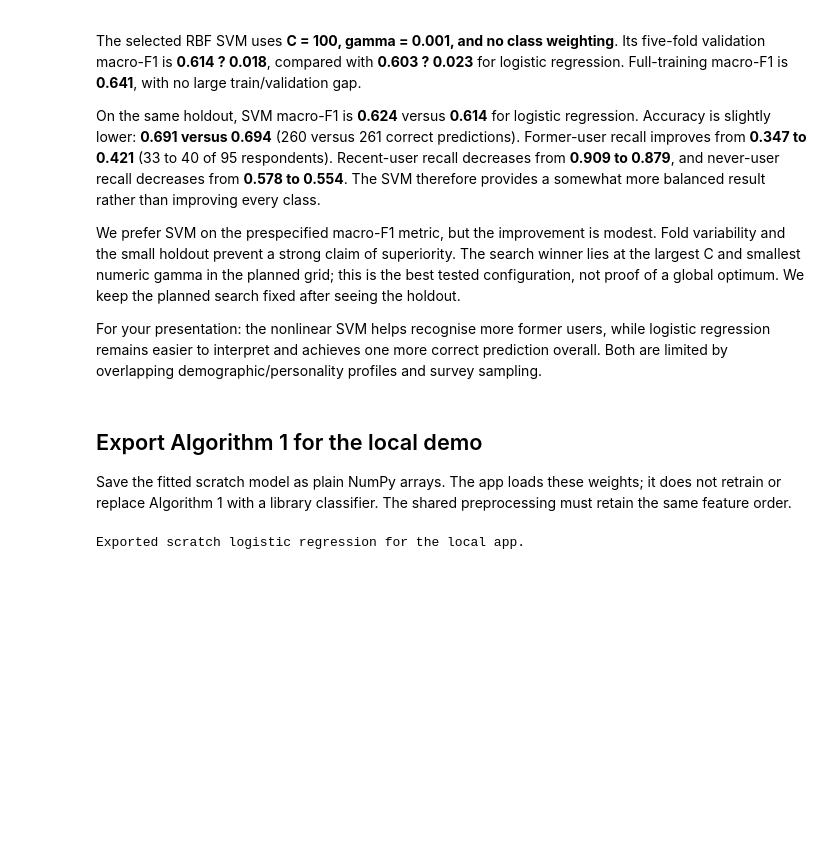
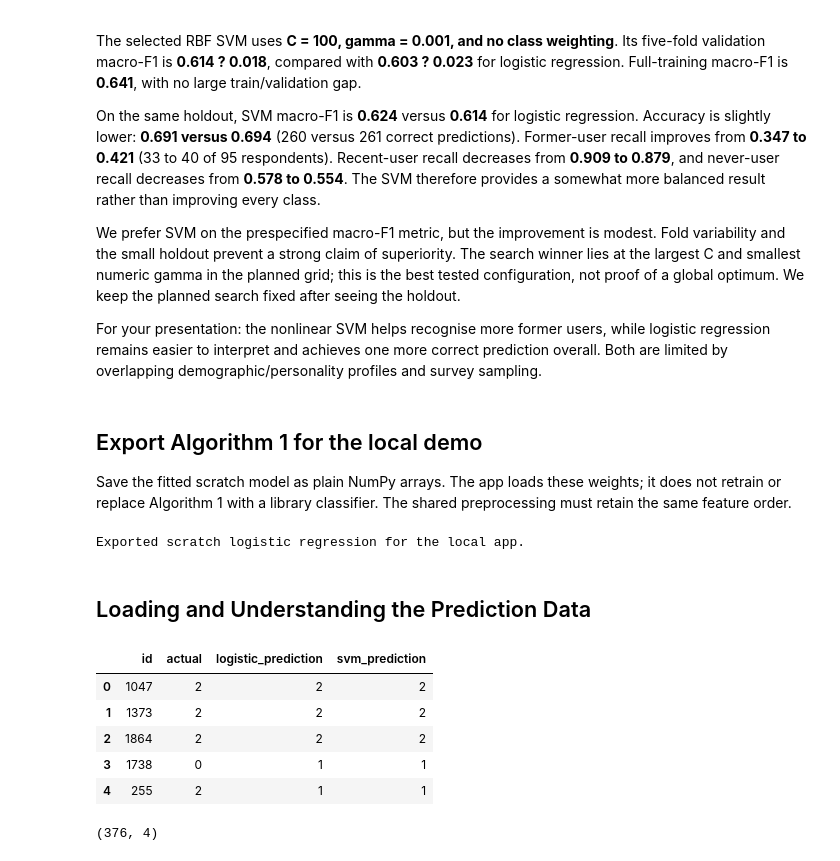
Before and after one commit to bestabhinav97/ml-final-project, a Jupyter notebook: notebooks/ML_project.ipynb, the cells around one changed output. Cells and saved outputs as stored; diff of their text form; code cells hidden in the pictures; blank space fills up the shorter version.

Commit message:
feat: integrate evaluation analysis into main notebook

```diff
--- a/notebooks/ML_project.ipynb
+++ b/notebooks/ML_project.ipynb
@@ -1071,3 +1071,5 @@ np.savez(OUT / "logistic_model.npz", weights=final_model.weights_,
 print("Exported scratch logistic regression for the local app.")
 # %% [output]
 Exported scratch logistic regression for the local app.
+# %% [markdown]
+## Loading and Understanding the Prediction Data
@@ -1073,0 +1078,14 @@ Exported scratch logistic regression for the local app.
+# %%
+evaluation_df = pd.read_csv("../reports/model_test_predictions.csv")
+evaluation_df.head()
+# %% [output]
+|  | id | actual | logistic_prediction | svm_prediction |
+| 0 | 1047 | 2 | 2 | 2 |
+| 1 | 1373 | 2 | 2 | 2 |
+| 2 | 1864 | 2 | 2 | 2 |
+| 3 | 1738 | 0 | 1 | 1 |
+| 4 | 255 | 2 | 1 | 1 |
+# %%
+evaluation_df.shape
+# %% [output]
+(376, 4)
```
Also changed, not shown: parts of 44 cells of this notebook.
